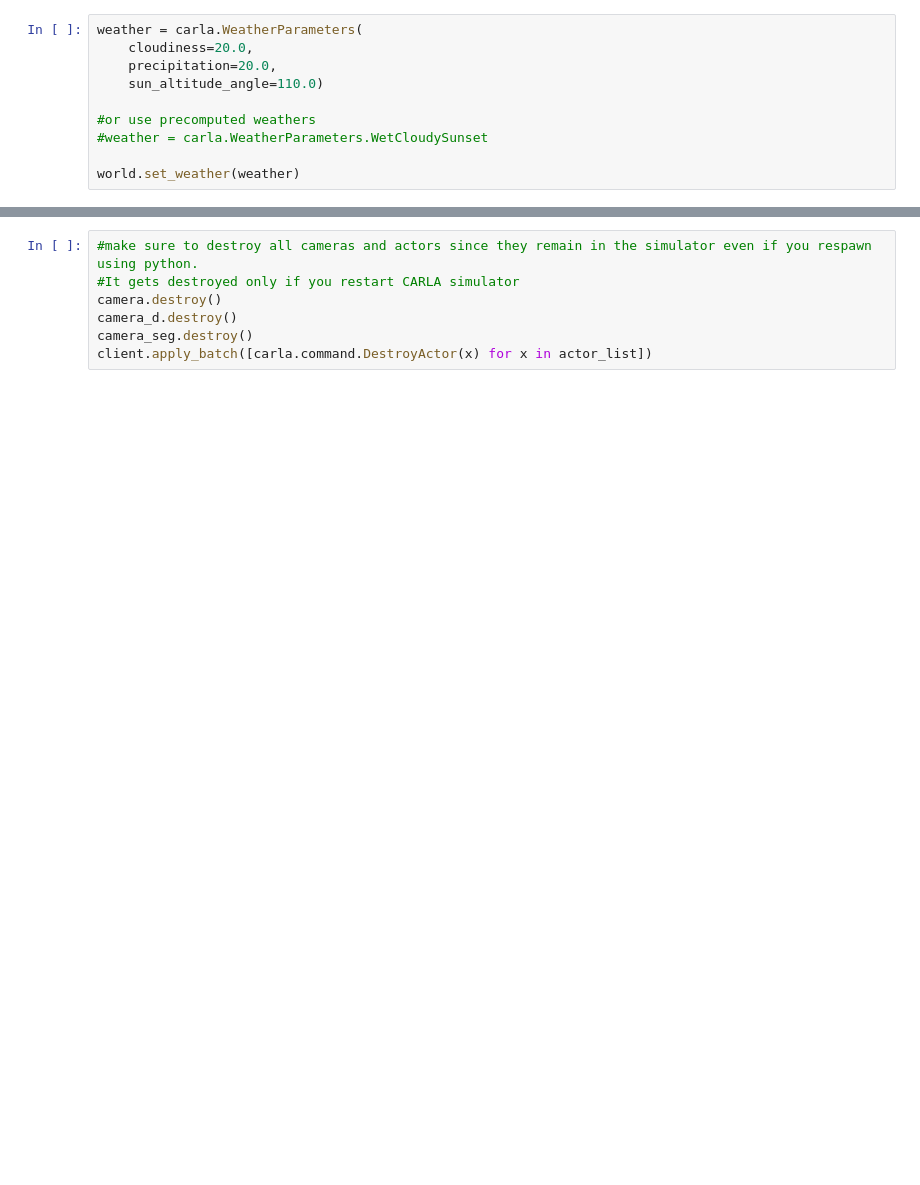
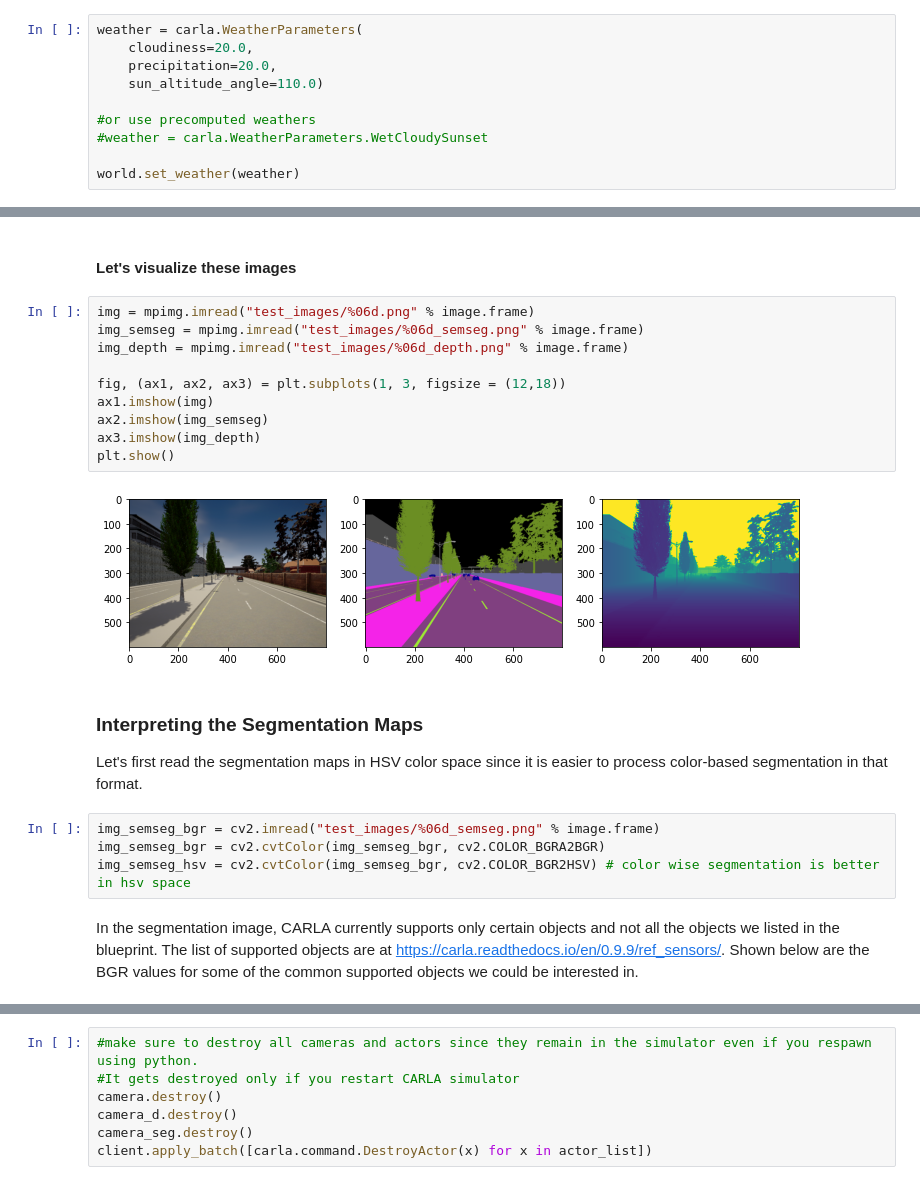
Before and after one commit to arijitray1993/CARLA_tutorial, a Jupyter notebook: playground.ipynb, the cells around one changed output, grey strips where cells are left out. Saved outputs shown, nothing was run; the diff lists cells and outputs as text; blank space fills up the shorter version.

```diff
--- a/playground.ipynb
+++ b/playground.ipynb
@@ -286,0 +348,23 @@ for i in range(100):
+# %% [markdown]
+#### Let's visualize these images
+# %%
+img = mpimg.imread("test_images/%06d.png" % image.frame)
+img_semseg = mpimg.imread("test_images/%06d_semseg.png" % image.frame)
+img_depth = mpimg.imread("test_images/%06d_depth.png" % image.frame)
+
+fig, (ax1, ax2, ax3) = plt.subplots(1, 3, figsize = (12,18))
+ax1.imshow(img)
+ax2.imshow(img_semseg)
+ax3.imshow(img_depth)
+plt.show()
+# %% [output]
+[figure, added]
+# %% [markdown]
+### Interpreting the Segmentation Maps
+Let's first read the segmentation maps in HSV color space since it is easier to process color-based segmentation in that format.
+# %%
+img_semseg_bgr = cv2.imread("test_images/%06d_semseg.png" % image.frame)
+img_semseg_bgr = cv2.cvtColor(img_semseg_bgr, cv2.COLOR_BGRA2BGR)
+img_semseg_hsv = cv2.cvtColor(img_semseg_bgr, cv2.COLOR_BGR2HSV) # color wise segmentation is better in hsv space
+# %% [markdown]
+In the segmentation image, CARLA currently supports only certain objects and not all the objects we listed in the blueprint. The list of supported objects are at https://carla.readthedocs.io/en/0.9.9/ref_sensors/. Shown below are the BGR values for some of the common supported objects we could be interested in.
```
Also changed, not shown: parts of 43 cells of this notebook, 5 other files.
